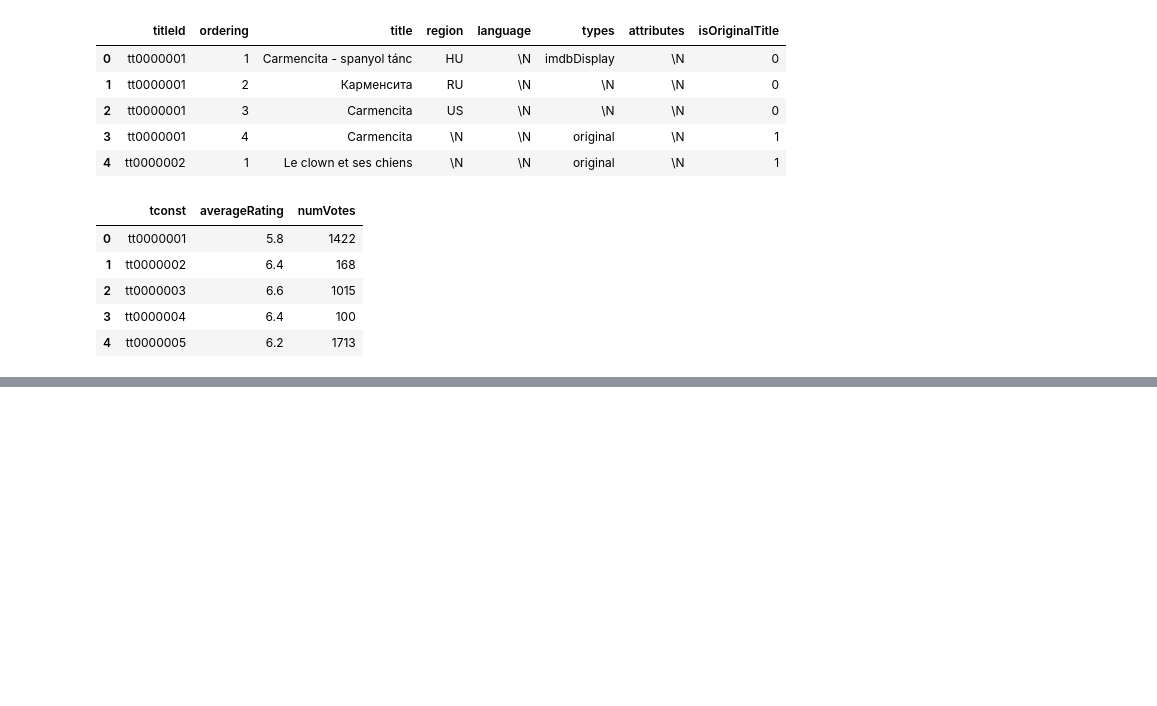
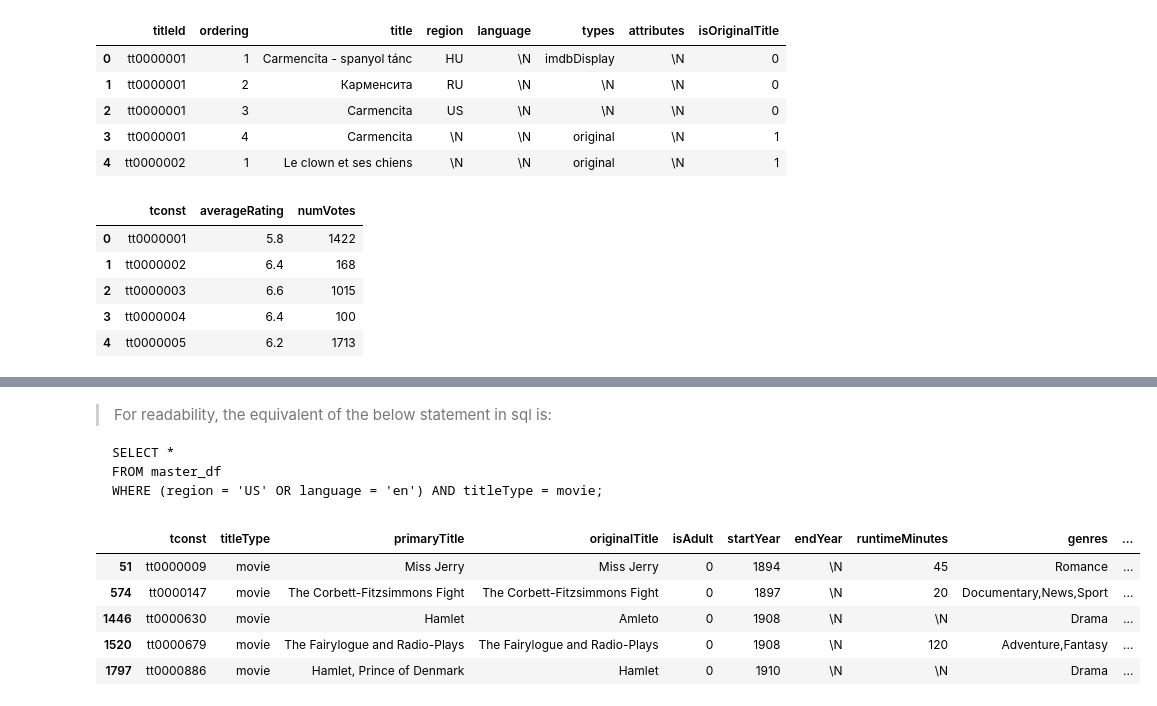
Before and after one commit to arnold402/Pre-assignment-DSI, a Jupyter notebook: Assignment.ipynb, the cells around one changed output, grey strips where cells are left out. Cells and saved outputs as stored; diff of their text form; code cells hidden in the pictures; blank space fills up the shorter version.

````diff
--- a/Assignment.ipynb
+++ b/Assignment.ipynb
@@ -292,0 +356,22 @@ ratings_df.head()
+# %% [markdown]
+
+
+> For readability, the equivalent of the below statement in sql is:
+
+
+```
+SELECT *
+FROM master_df
+WHERE (region = 'US' OR language = 'en') AND titleType = movie;
+```
+# %%
+# Create df_new
+df_new = master_df[((master_df['region'] == 'US') | (master_df['language'] == 'en')) & (master_df['titleType'] == 'movie')]
+df_new.head()
+# %% [output]
+|  | tconst | titleType | primaryTitle | originalTitle | isAdult | startYear | endYear | runtimeMinutes | genres | ... |
+| 51 | tt0000009 | movie | Miss Jerry | Miss Jerry | 0 | 1894 | \N | 45 | Romance | ... |
+| 574 | tt0000147 | movie | The Corbett-Fitzsimmons Fight | The Corbett-Fitzsimmons Fight | 0 | 1897 | \N | 20 | Documentary,News,Sport | ... |
+| 1446 | tt0000630 | movie | Hamlet | Amleto | 0 | 1908 | \N | \N | Drama | ... |
+| 1520 | tt0000679 | movie | The Fairylogue and Radio-Plays | The Fairylogue and Radio-Plays | 0 | 1908 | \N | 120 | Adventure,Fantasy | ... |
+| 1797 | tt0000886 | movie | Hamlet, Prince of Denmark | Hamlet | 0 | 1910 | \N | \N | Drama | ... |
````
Also changed, not shown: parts of 15 cells of this notebook.
